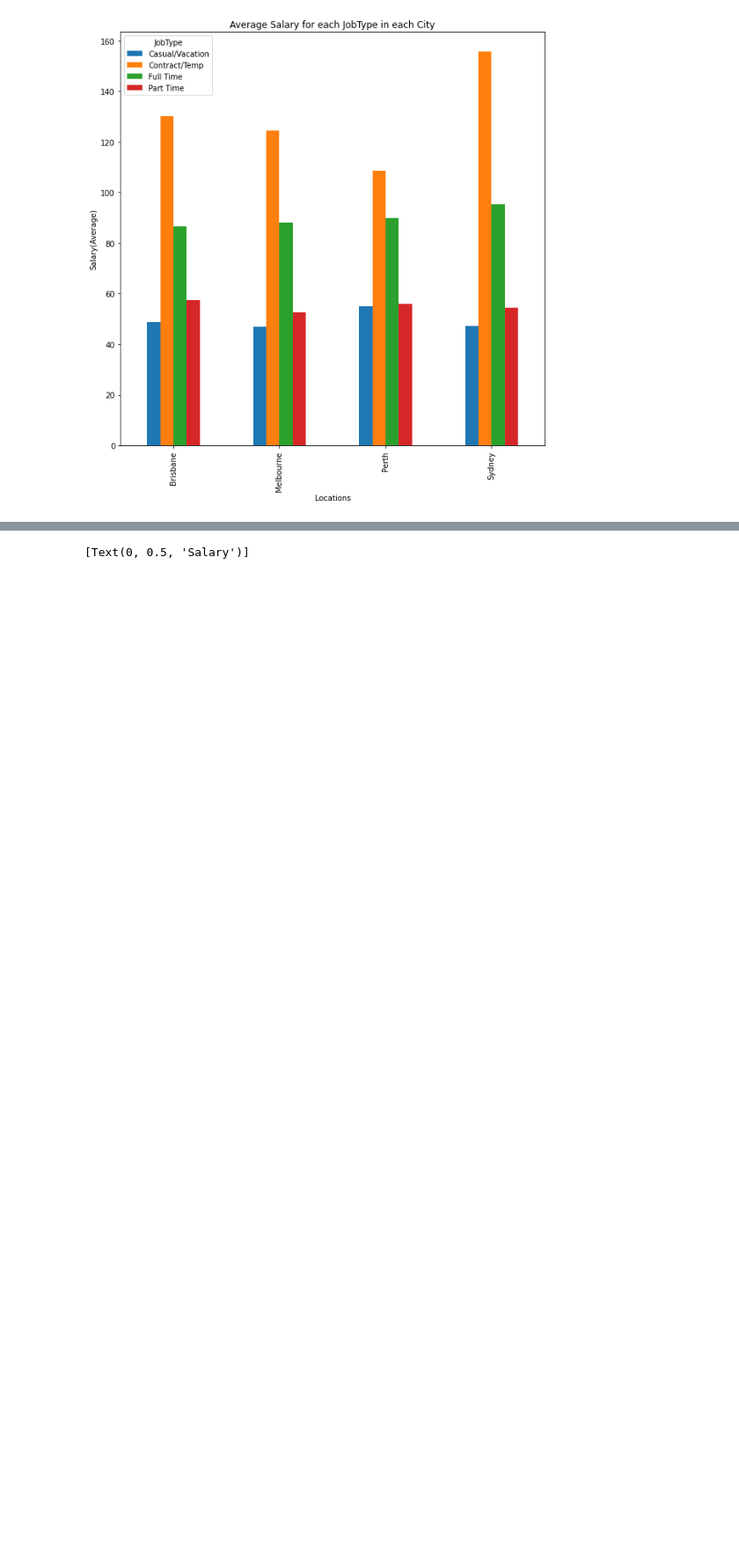
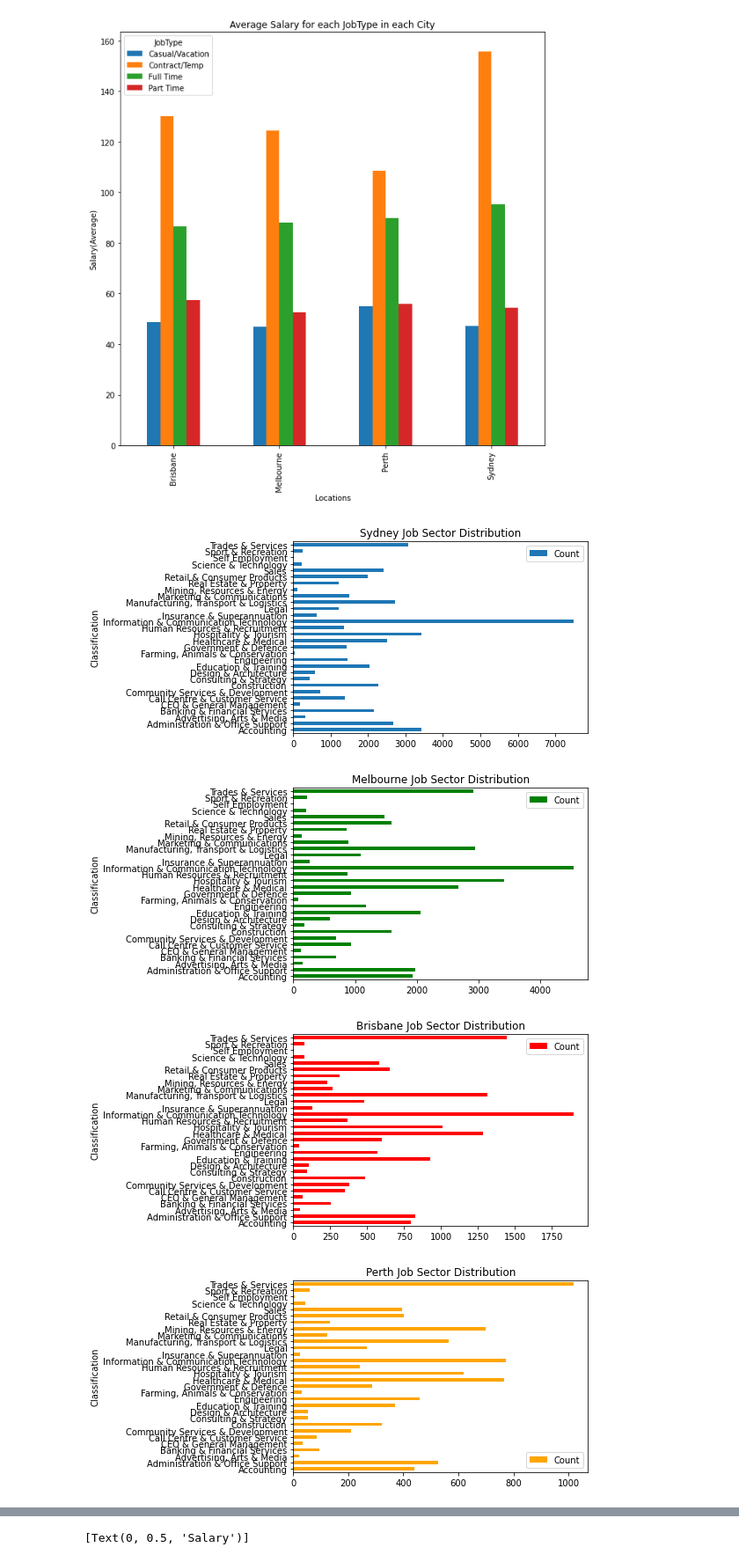
Before and after one commit to WTW257/s5132262_3803ICT, a Jupyter notebook: Assignment.ipynb, the cells around one changed output, grey strips where cells are left out. Shown at 88% size. Cells and saved outputs as stored; diff of their text form; code cells hidden in the pictures; blank space fills up the shorter version.

```diff
--- a/Assignment.ipynb
+++ b/Assignment.ipynb
@@ -270,6 +291,20 @@ Perth            55.041254     108.622647  89.906320  55.882632
 Sydney           47.068997     155.617392  95.417925  54.328911
 <AxesSubplot:title={'center':'Average Salary for each JobType in each City'}, xlabel='Locations', ylabel='Salary(Average)'>
 [figure]
+# %%
+# Show the job distribution in each city - Which cities have the most of what Sectors/Jobs
+data9 = data[['Date','Location','Classification']].copy()
+
+# Seperate each row by their location and group sectors together, graph the results
+data9syd = data9.loc[data9['Location'] == 'Sydney'].groupby(['Classification']).size().reset_index().rename(columns={0:'Count'}).plot.barh(x='Classification',y='Count',stacked=True, title="Sydney Job Sector Distribution")
+data9mel = data9.loc[data9['Location'] == 'Melbourne'].groupby(['Classification']).size().reset_index().rename(columns={0:'Count'}).plot.barh(x='Classification',y='Count',stacked=True, title="Melbourne Job Sector Distribution", color='green')
+data9bri = data9.loc[data9['Location'] == 'Brisbane'].groupby(['Classification']).size().reset_index().rename(columns={0:'Count'}).plot.barh(x='Classification',y='Count',stacked=True, title="Brisbane Job Sector Distribution",color='red')
+data9per = data9.loc[data9['Location'] == 'Perth'].groupby(['Classification']).size().reset_index().rename(columns={0:'Count'}).plot.barh(x='Classification',y='Count',stacked=True, title="Perth Job Sector Distribution",color='orange')
+# %% [output]
+[figure, added]
+[figure, added]
+[figure, added]
+[figure, added]
 # %%
 # Detecting pattern of posting -> How many job posting every day over a certain period of time
 # Get dates and sort them
```
Also changed, not shown: parts of 23 cells of this notebook.
